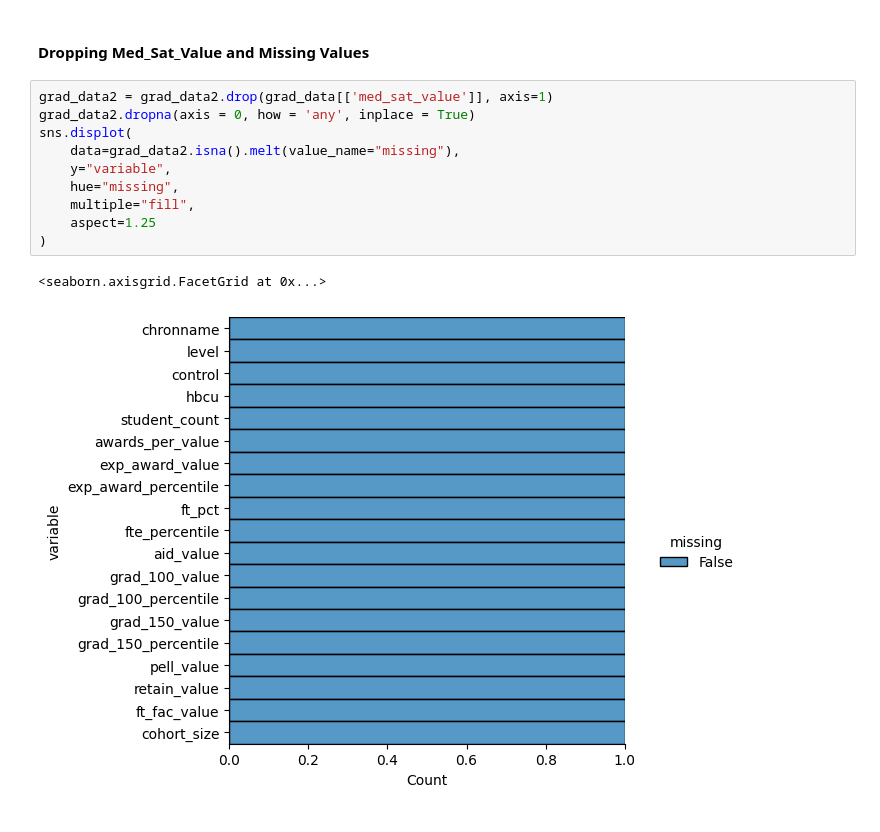
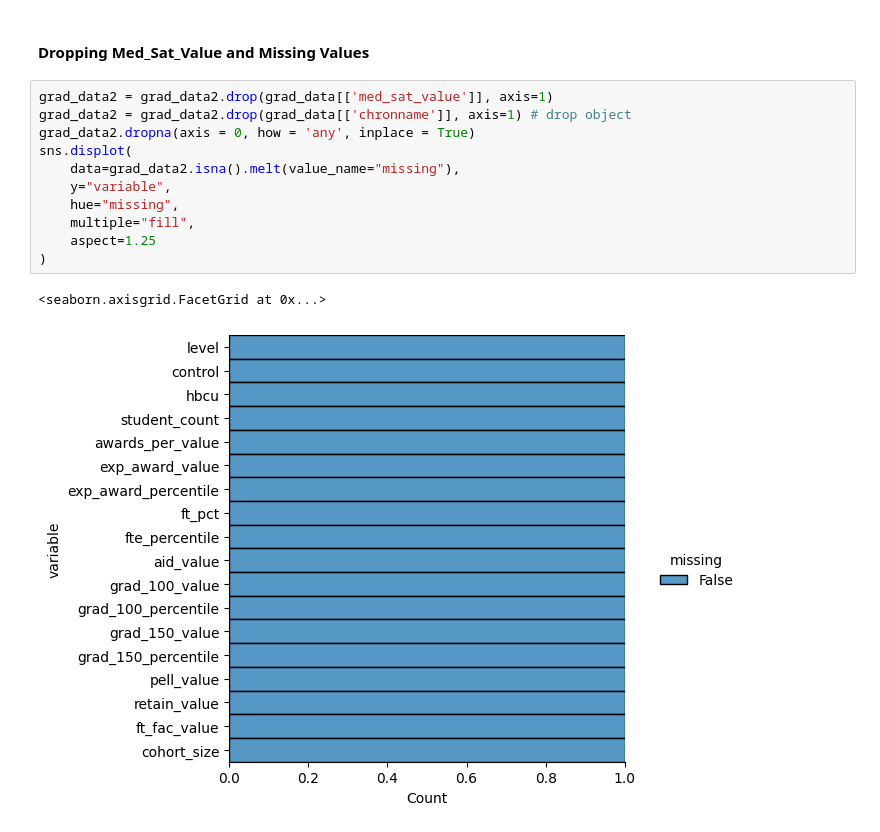
Before and after one commit to PatrickHo718/DS-3021, a Jupyter notebook: 06_ML_Concepts_II_KNN/lab5.ipynb, the cells around one changed output. Drawn from its saved outputs; the diff is of its cells as text.

```diff
--- a/06_ML_Concepts_II_KNN/lab5.ipynb
+++ b/06_ML_Concepts_II_KNN/lab5.ipynb
@@ -102,14 +104,15 @@ sns.displot(
 #### Dropping Med_Sat_Value and Missing Values
 # %%
 grad_data2 = grad_data2.drop(grad_data[['med_sat_value']], axis=1)
+grad_data2 = grad_data2.drop(grad_data[['chronname']], axis=1) # drop object
 grad_data2.dropna(axis = 0, how = 'any', inplace = True)
 sns.displot(
     data=grad_data2.isna().melt(value_name="missing"),
     y="variable",
     hue="missing",
     multiple="fill",
     aspect=1.25
 )
 # %% [output]
 <seaborn.axisgrid.FacetGrid at 0x...>
-[figure, old version]
+[figure, new version]
```
Also changed, not shown: parts of 20 cells of this notebook.
